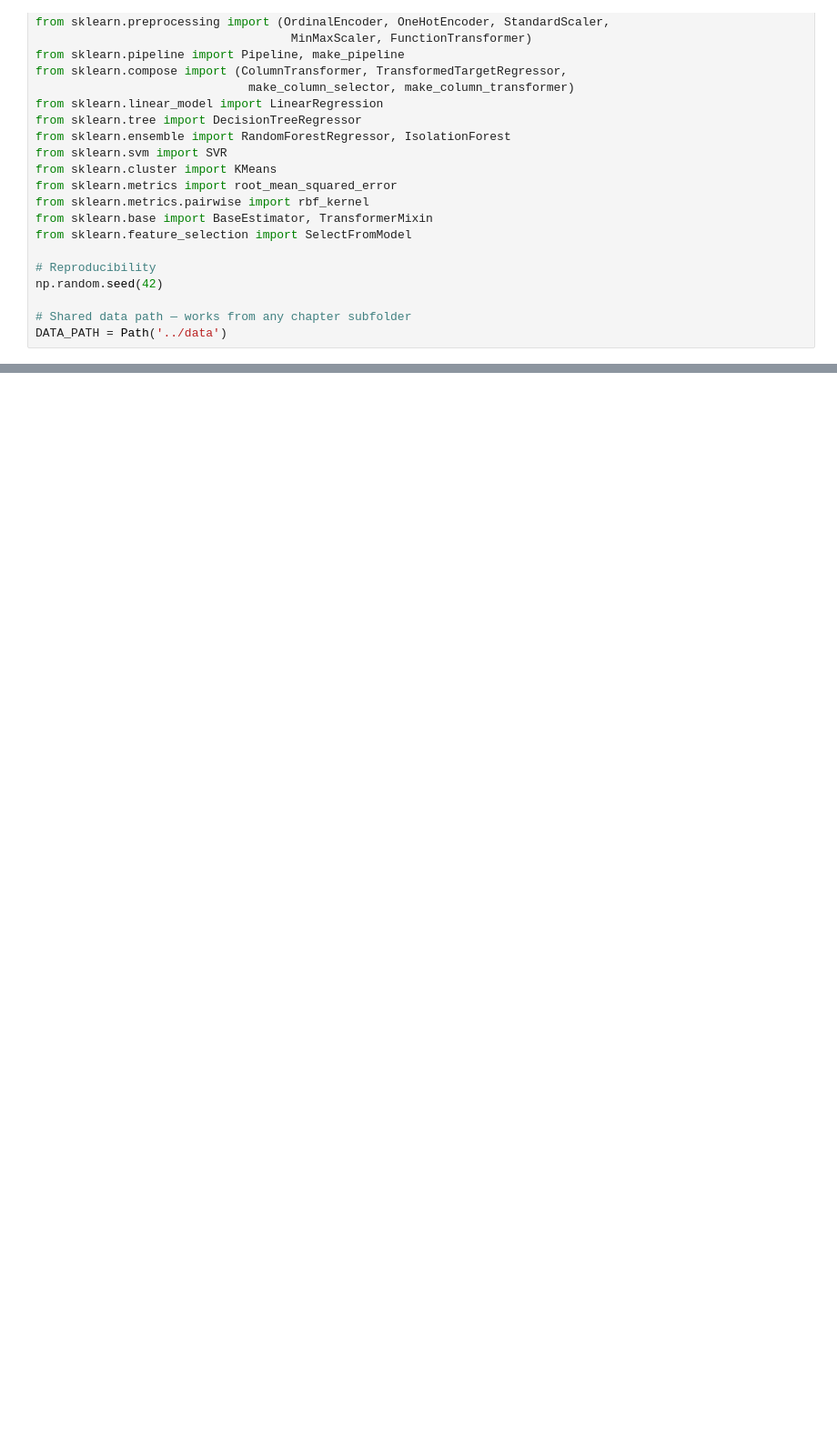
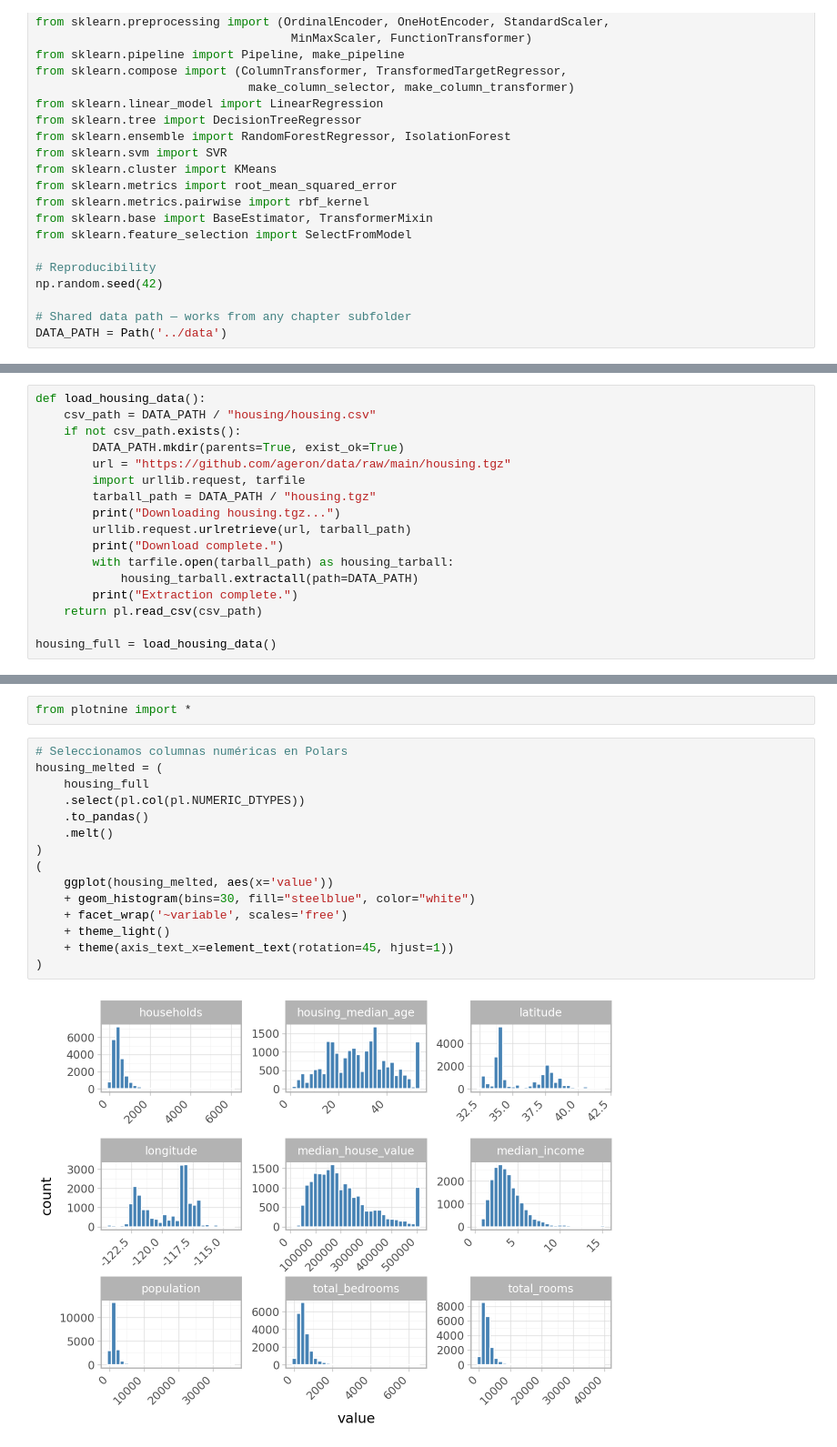
Before and after one commit to Sechi42/homl-study, a Jupyter notebook: 02_end_to_end_machine_learning_project/02_end_to_end_machine_learning_project.ipynb, the cells around one changed output, grey strips where cells are left out. Shown at 91% size. Saved outputs shown, nothing was run; the diff lists cells and outputs as text; blank space fills up the shorter version.

```diff
--- a/02_end_to_end_machine_learning_project/02_end_to_end_machine_learning_project.ipynb
+++ b/02_end_to_end_machine_learning_project/02_end_to_end_machine_learning_project.ipynb
@@ -40,0 +55,17 @@ DATA_PATH = Path('../data')
+# %%
+def load_housing_data():
+    csv_path = DATA_PATH / "housing/housing.csv"
+    if not csv_path.exists():
+        DATA_PATH.mkdir(parents=True, exist_ok=True)
+        url = "https://github.com/ageron/data/raw/main/housing.tgz"
+        import urllib.request, tarfile
+        tarball_path = DATA_PATH / "housing.tgz"
+        print("Downloading housing.tgz...")
+        urllib.request.urlretrieve(url, tarball_path)
+        print("Download complete.")
+        with tarfile.open(tarball_path) as housing_tarball:
+            housing_tarball.extractall(path=DATA_PATH)
+        print("Extraction complete.")
+    return pl.read_csv(csv_path)
+
+housing_full = load_housing_data()
@@ -40,0 +129,19 @@ DATA_PATH = Path('../data')
+# %%
+from plotnine import *
+# %%
+# Seleccionamos columnas numéricas en Polars
+housing_melted = (
+    housing_full
+    .select(pl.col(pl.NUMERIC_DTYPES))
+    .to_pandas()
+    .melt()
+)
+(
+    ggplot(housing_melted, aes(x='value'))
+    + geom_histogram(bins=30, fill="steelblue", color="white")
+    + facet_wrap('~variable', scales='free')
+    + theme_light()
+    + theme(axis_text_x=element_text(rotation=45, hjust=1))
+)
+# %% [output]
+[figure, added]
```
Also changed, not shown: parts of 5 cells of this notebook.
